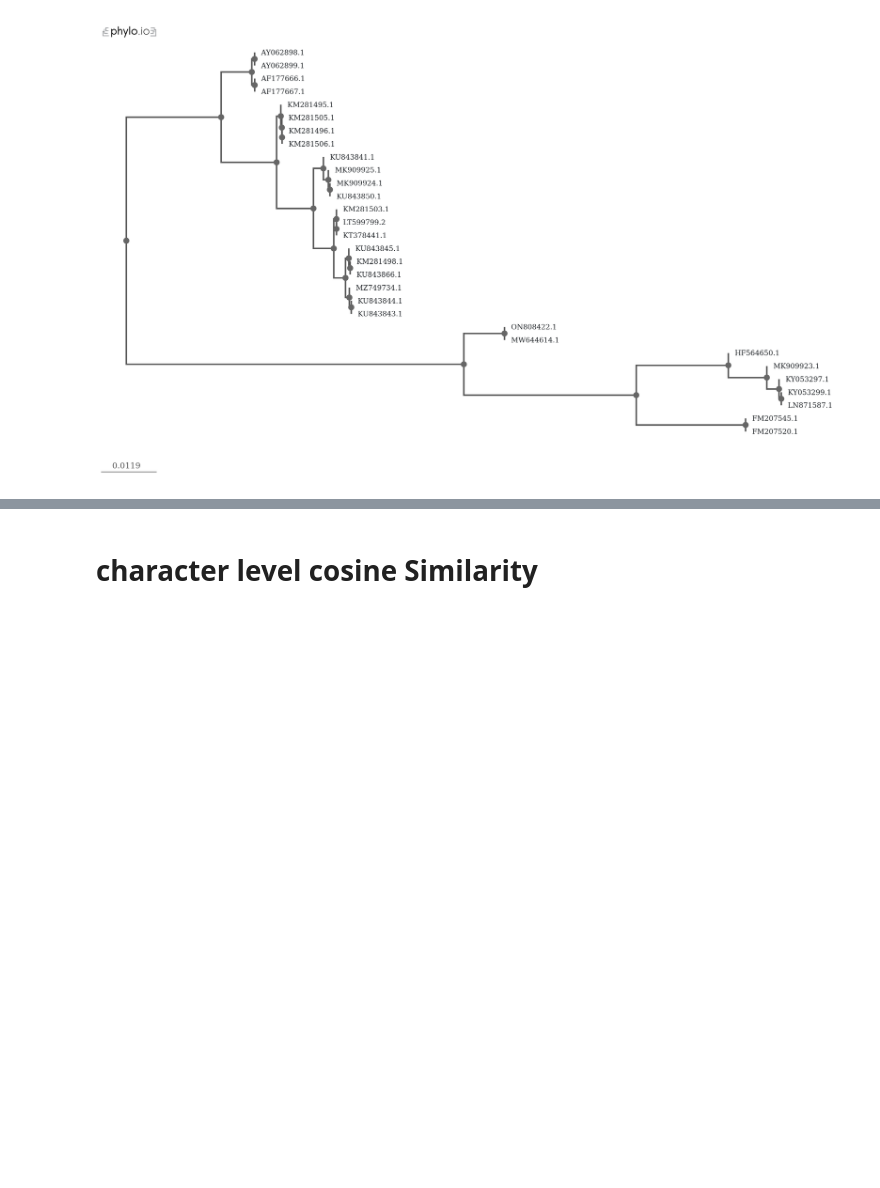
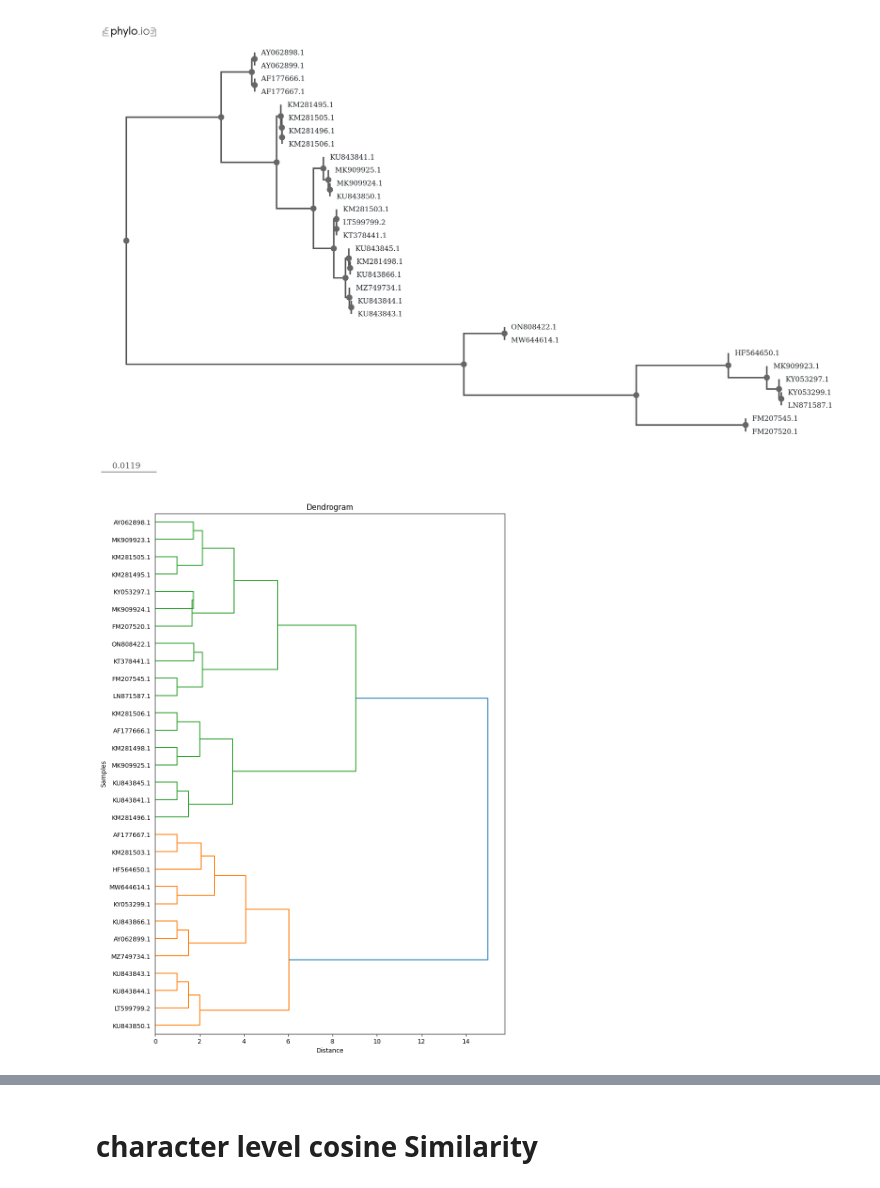
Before and after one commit to Shuyib/Phylogenetic-tree-study, a Jupyter notebook: cosine_similarity.ipynb, the cells around one changed output, grey strips where cells are left out. Cells and saved outputs as stored; diff of their text form; code cells hidden in the pictures; blank space fills up the shorter version.

```diff
--- a/cosine_similarity.ipynb
+++ b/cosine_similarity.ipynb
@@ -141,3 +160,8 @@ image_path = "./images/cosine_similarity/4_kmer_tree.png"
 Image(filename=image_path)
 # %% [output]
 [figure]
+# %%
+# Results for kmer = 9
+data, newick_format_9_kmer = read_kmer_matrix_file("updated_data/cosine_similarity_9_mer.csv")
+# %% [output]
+[figure, added]
```
Also changed, not shown: parts of 15 cells of this notebook.
